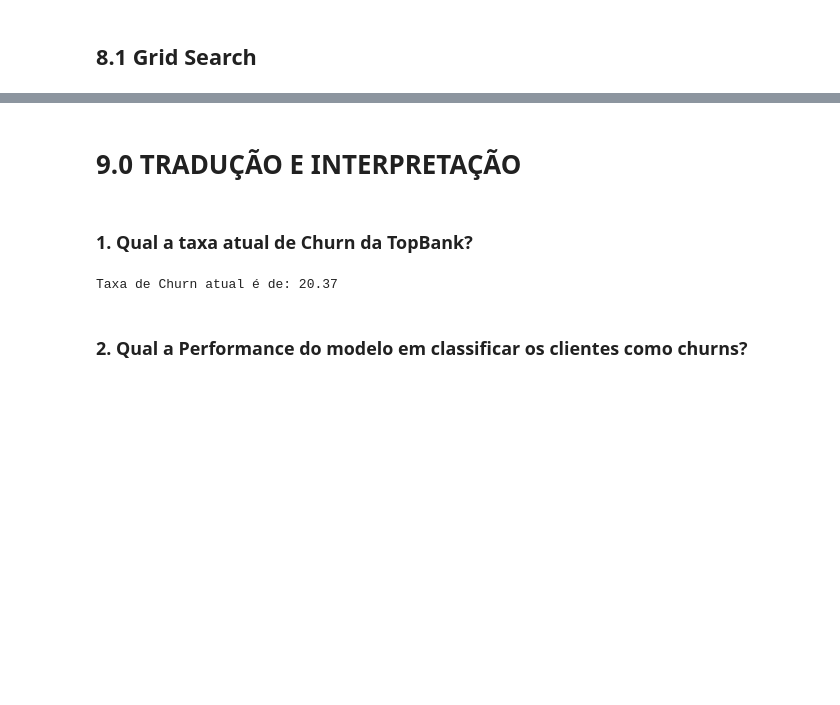
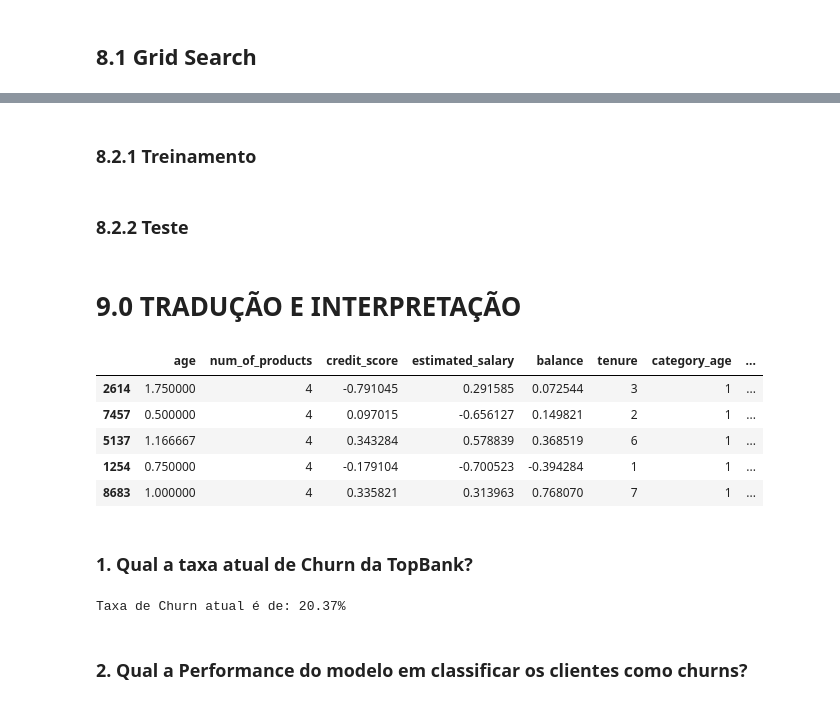
Before and after one commit to Jhonatanslopes/Bank-Customer-Churn, a Jupyter notebook: Notebook/notebook.ipynb, the cells around one changed output, grey strips where cells are left out. Cells and saved outputs as stored; diff of their text form; code cells hidden in the pictures; blank space fills up the shorter version.

```diff
--- a/Notebook/notebook.ipynb
+++ b/Notebook/notebook.ipynb
@@ -558,5 +613,27 @@ Number KFold: 5/5
+# %% [markdown]
+### 8.2.1 Treinamento
+# %%
+naive_bayes = GaussianNB()
+
+bayes_trained = naive_bayes.fit(x_train, y_train)
+# %% [markdown]
+### 8.2.2 Teste
+# %%
+yhat_bayes = bayes_trained.predict_proba(x_test)
+
+x_test['is_churn'] = yhat_bayes[:, 1]
+data_scored = x_test.sort_values(by='is_churn', ascending=False)
 # %% [markdown]
 # 9.0 TRADUÇÃO E INTERPRETAÇÃO
+# %%
+data_scored.head()
+# %% [output]
+|  | age | num_of_products | credit_score | estimated_salary | balance | tenure | category_age | ... |
+| 2614 | 1.750000 | 4 | -0.791045 | 0.291585 | 0.072544 | 3 | 1 | ... |
+| 7457 | 0.500000 | 4 | 0.097015 | -0.656127 | 0.149821 | 2 | 1 | ... |
+| 5137 | 1.166667 | 4 | 0.343284 | 0.578839 | 0.368519 | 6 | 1 | ... |
+| 1254 | 0.750000 | 4 | -0.179104 | -0.700523 | -0.394284 | 1 | 1 | ... |
+| 8683 | 1.000000 | 4 | 0.335821 | 0.313963 | 0.768070 | 7 | 1 | ... |
 # %% [markdown]
 ### 1. Qual a taxa atual de Churn da TopBank?
 # %%
@@ -564,9 +641,9 @@ n_exited = len(df1[df1['exited'] == 1])
 n_customers = len(df1)
 
 tax_churn = (n_exited / n_customers) * 100
-print('Taxa de Churn atual é de: {:.2f}'.format(tax_churn))
+print('Taxa de Churn atual é de: {:.2f}%'.format(tax_churn))
 # %% [output]
-Taxa de Churn atual é de: 20.37
+Taxa de Churn atual é de: 20.37%
 # %% [markdown]
 ### 2. Qual a Performance do modelo em classificar os clientes como churns?
 # %% [markdown]
```
Also changed, not shown: parts of 9 cells of this notebook.
